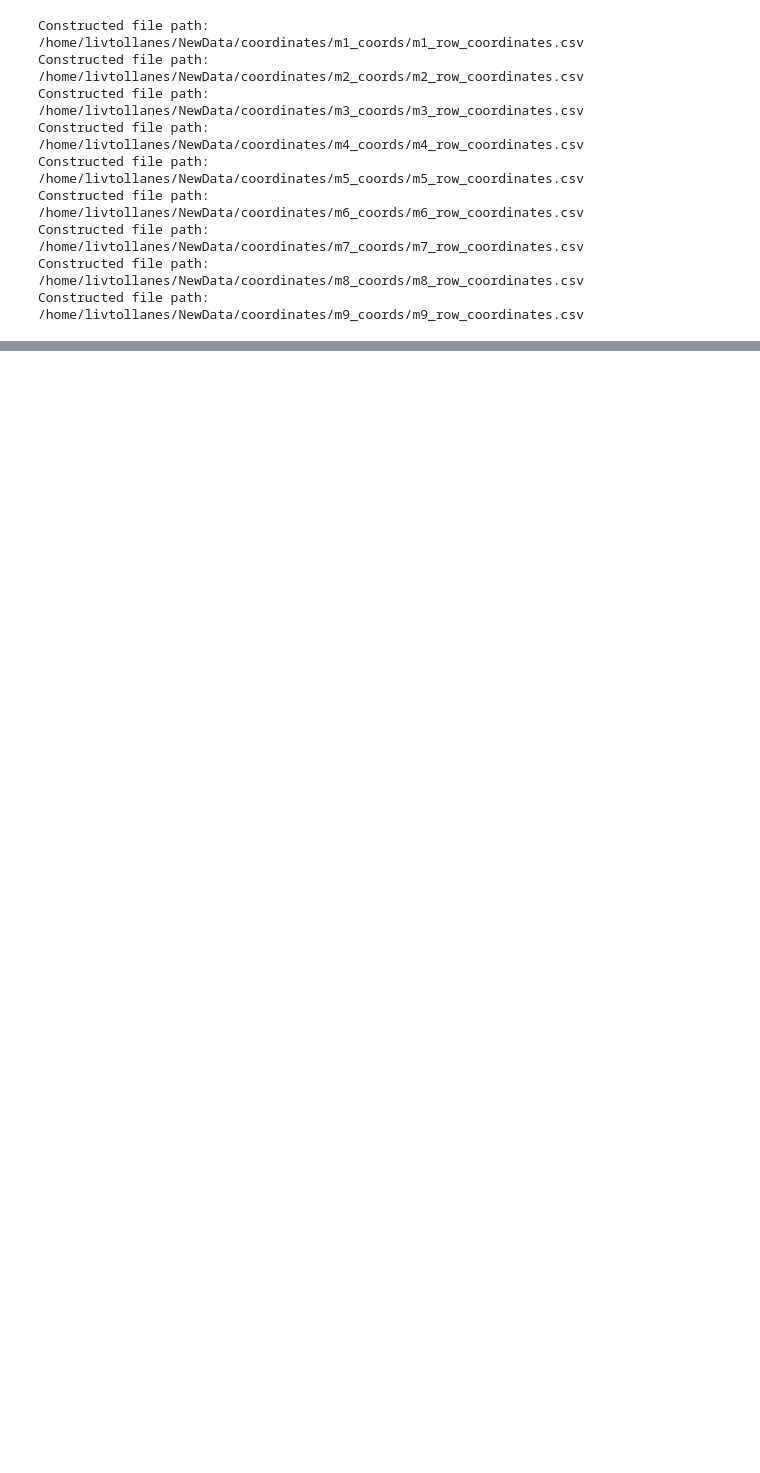
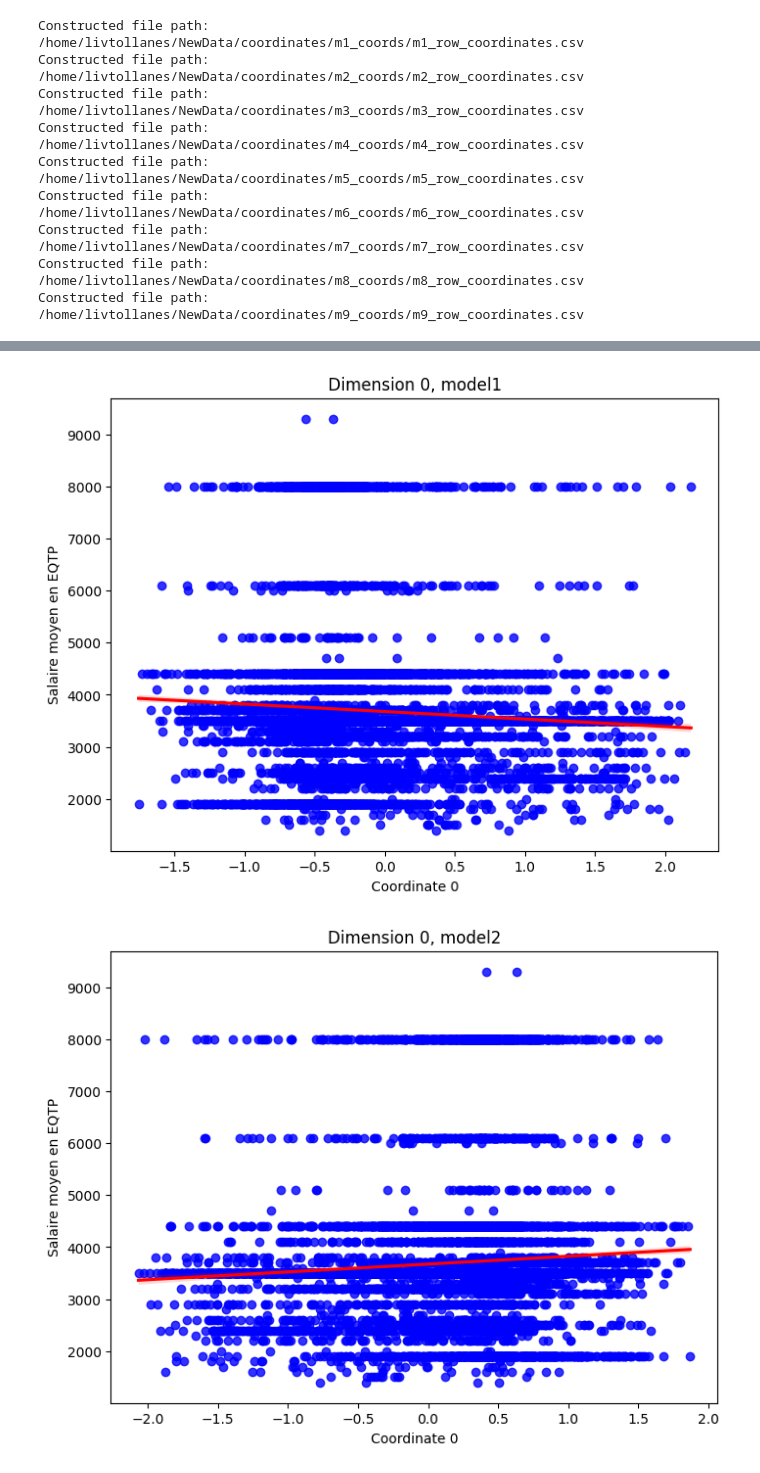
Before and after one commit to livtol99/Liv-Stage---FOCOS-Hand-Over, a Jupyter notebook: Code/Validation/Income_val.ipynb, the cells around one changed output, grey strips where cells are left out. Drawn from its saved outputs; the diff is of its cells as text; code cells hidden in the pictures; blank space fills up the shorter version.

```diff
--- a/Code/Validation/Income_val.ipynb
+++ b/Code/Validation/Income_val.ipynb
@@ -124,0 +234,19 @@ print(df9.shape)
+# %%
+for i, df in enumerate(dataframes, 1):
+    X = df[['0']]
+    y = df['Salaire moyen en EQTP']
+
+    # Plot relationship between each independent variable and the dependent variable
+    for col in X.columns:
+        plt.figure(figsize=(8, 6))
+
+        # Use seaborn's regplot function to plot the scatter plot with a regression line and confidence interval
+        sns.regplot(x=df[col], y=y, ci=95, color='b', line_kws={'color':'red'})
+
+        plt.xlabel(f'Coordinate {col}')
+        plt.ylabel('Salaire moyen en EQTP')
+        plt.title(f'Dimension {col}, model{i}')
+        plt.show()
+# %% [output]
+[figure, added]
+[figure, added]
```
Also changed, not shown: parts of 18 cells of this notebook, 2 other files.
